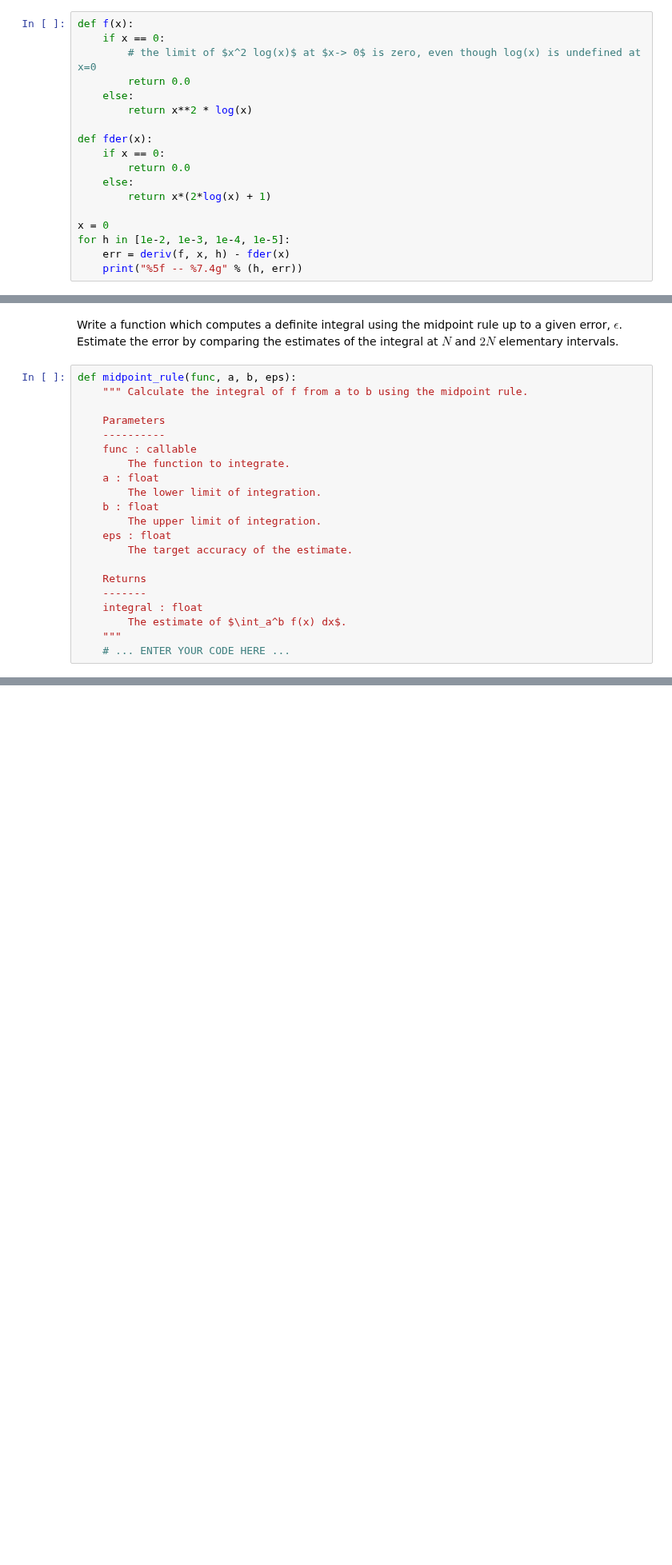
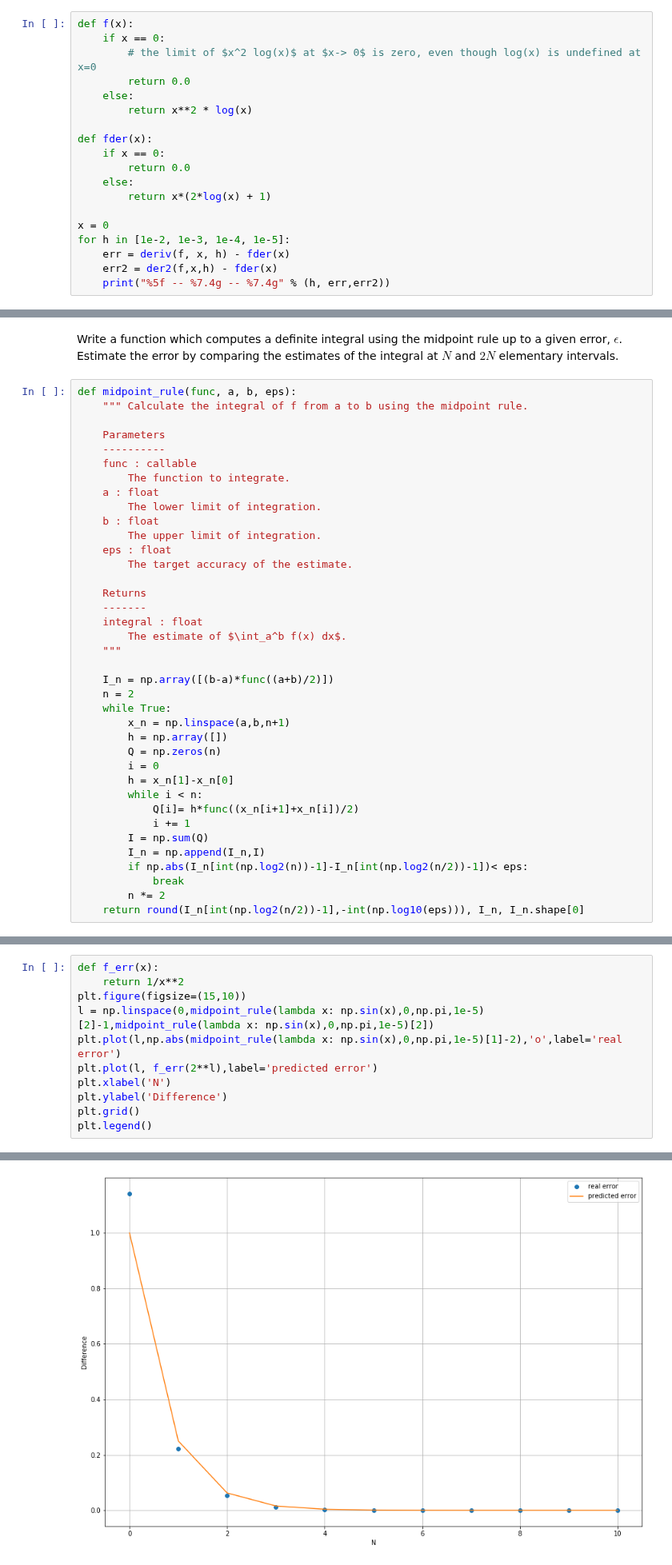
Before and after one commit to ev-br/CP2020, a Jupyter notebook: week_6_calculus.ipynb, the cells around one changed output, grey strips where cells are left out. Shown at 80% size. Cells and saved outputs as stored; diff of their text form; blank space fills up the shorter version.

```diff
--- a/week_6_calculus.ipynb
+++ b/week_6_calculus.ipynb
@@ -122,5 +122,6 @@ def fder(x):
 x = 0
 for h in [1e-2, 1e-3, 1e-4, 1e-5]:
     err = deriv(f, x, h) - fder(x)
-    print("%5f -- %7.4g" % (h, err))
+    err2 = der2(f,x,h) - fder(x)
+    print("%5f -- %7.4g -- %7.4g" % (h, err,err2))
 # %% [output]
@@ -154,7 +155,24 @@ def midpoint_rule(func, a, b, eps):
     integral : float
         The estimate of $\int_a^b f(x) dx$.
     """
-    # ... ENTER YOUR CODE HERE ...
+
+    I_n = np.array([(b-a)*func((a+b)/2)])
+    n = 2
+    while True:
+        x_n = np.linspace(a,b,n+1)
+        h = np.array([])
+        Q = np.zeros(n)
+        i = 0
+        h = x_n[1]-x_n[0]
+        while i < n:
+            Q[i]= h*func((x_n[i+1]+x_n[i])/2)
+            i += 1
+        I = np.sum(Q)
+        I_n = np.append(I_n,I)
+        if np.abs(I_n[int(np.log2(n))-1]-I_n[int(np.log2(n/2))-1])< eps:
+            break
+        n *= 2
+    return round(I_n[int(np.log2(n/2))-1],-int(np.log10(eps))), I_n, I_n.shape[0]
 # %% [markdown]
 ### Test II.1
 
@@ -168,0 +191,12 @@ Compare the numerical results to the value you calculated by hand. Does the devi
+# %%
+def f_err(x):
+    return 1/x**2
+plt.figure(figsize=(15,10))
+l = np.linspace(0,midpoint_rule(lambda x: np.sin(x),0,np.pi,1e-5)[2]-1,midpoint_rule(lambda x: np.sin(x),0,np.pi,1e-5)[2])
+plt.plot(l,np.abs(midpoint_rule(lambda x: np.sin(x),0,np.pi,1e-5)[1]-2),'o',label='real error')
+plt.plot(l, f_err(2**l),label='predicted error')
+plt.xlabel('N')
+plt.ylabel('Difference')
+plt.grid()
+plt.legend()
+# %% [output]
@@ -168,0 +204 @@ Compare the numerical results to the value you calculated by hand. Does the devi
+[figure, added]
```
Also changed, not shown: parts of 11 cells of this notebook.
